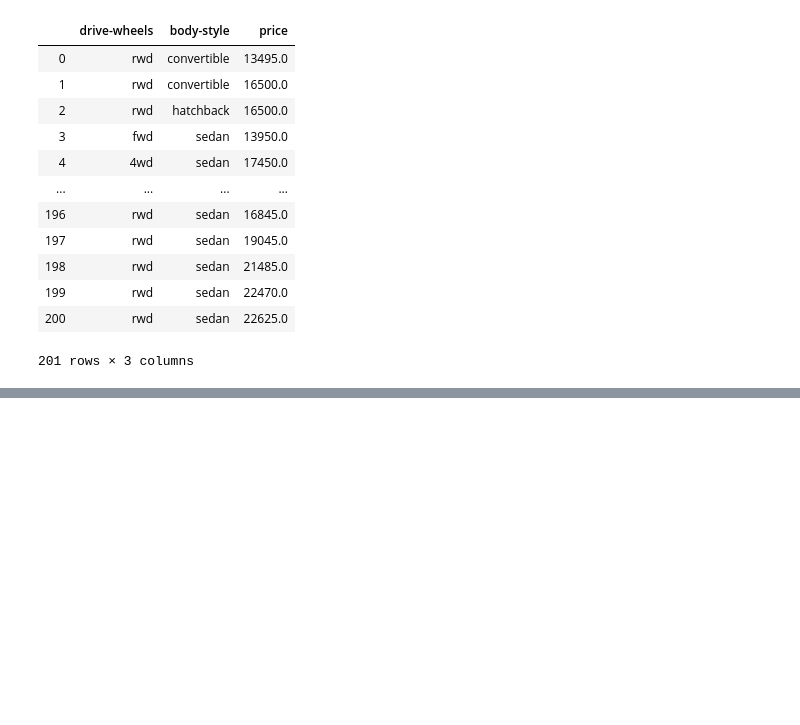
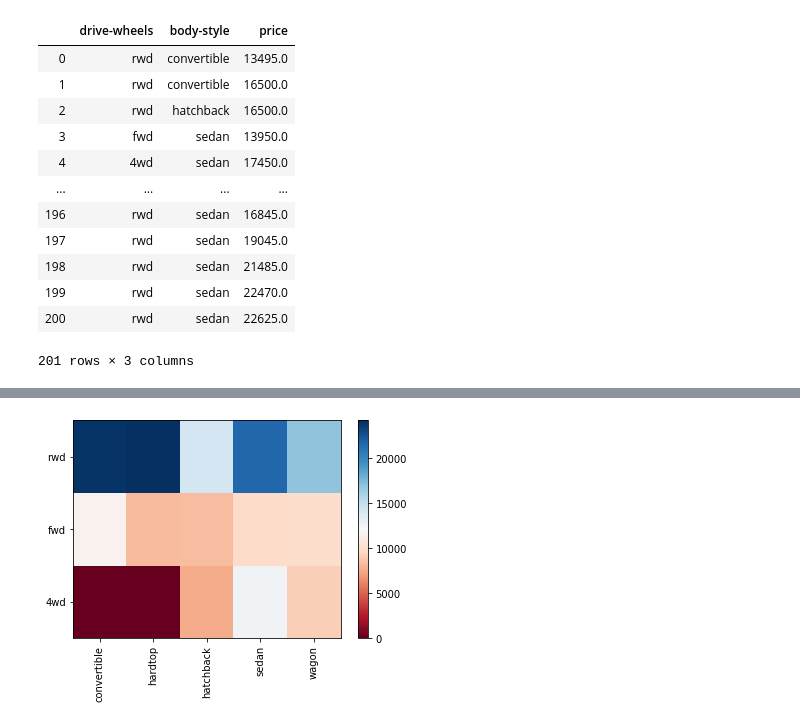
Before and after one commit to luchero21/Ciencia_Datos_Mod3_S01, a Jupyter notebook: analisis_descritivos_datos.ipynb, the cells around one changed output, grey strips where cells are left out. Cells and saved outputs as stored; diff of their text form; code cells hidden in the pictures; blank space fills up the shorter version.

```diff
--- a/analisis_descritivos_datos.ipynb
+++ b/analisis_descritivos_datos.ipynb
@@ -274,0 +317,5 @@ df_group_dos = df[['fuel-system','num-of-cylinders','price']]
+# %%
+# grouping results
+df_gptest = df[['drive-wheels','body-style','price']]
+grouped_test1 = df_gptest.groupby(['drive-wheels','body-style'],as_index=False).mean()
+grouped_test1
@@ -274,0 +337,3 @@ df_group_dos = df[['fuel-system','num-of-cylinders','price']]
+# %%
+grouped_pivot = grouped_test1.pivot(index='drive-wheels',columns='body-style')
+grouped_pivot
@@ -274,0 +347,3 @@ df_group_dos = df[['fuel-system','num-of-cylinders','price']]
+# %%
+grouped_pivot = grouped_pivot.fillna(0) #fill missing values with 0
+grouped_pivot
@@ -274,0 +372,23 @@ df_group_dos = df[['fuel-system','num-of-cylinders','price']]
+# %%
+fig, ax = plt.subplots()
+im = ax.pcolor(grouped_pivot, cmap='RdBu')
+
+#label names
+row_labels = grouped_pivot.columns.levels[1]
+col_labels = grouped_pivot.index
+
+#move ticks and labels to the center
+ax.set_xticks(np.arange(grouped_pivot.shape[1]) + 0.5, minor=False)
+ax.set_yticks(np.arange(grouped_pivot.shape[0]) + 0.5, minor=False)
+
+#insert labels
+ax.set_xticklabels(row_labels, minor=False)
+ax.set_yticklabels(col_labels, minor=False)
+
+#rotate label if too long
+plt.xticks(rotation=90)
+
+fig.colorbar(im)
+plt.show()
+# %% [output]
+[figure, added]
```
Also changed, not shown: parts of 8 cells of this notebook.
